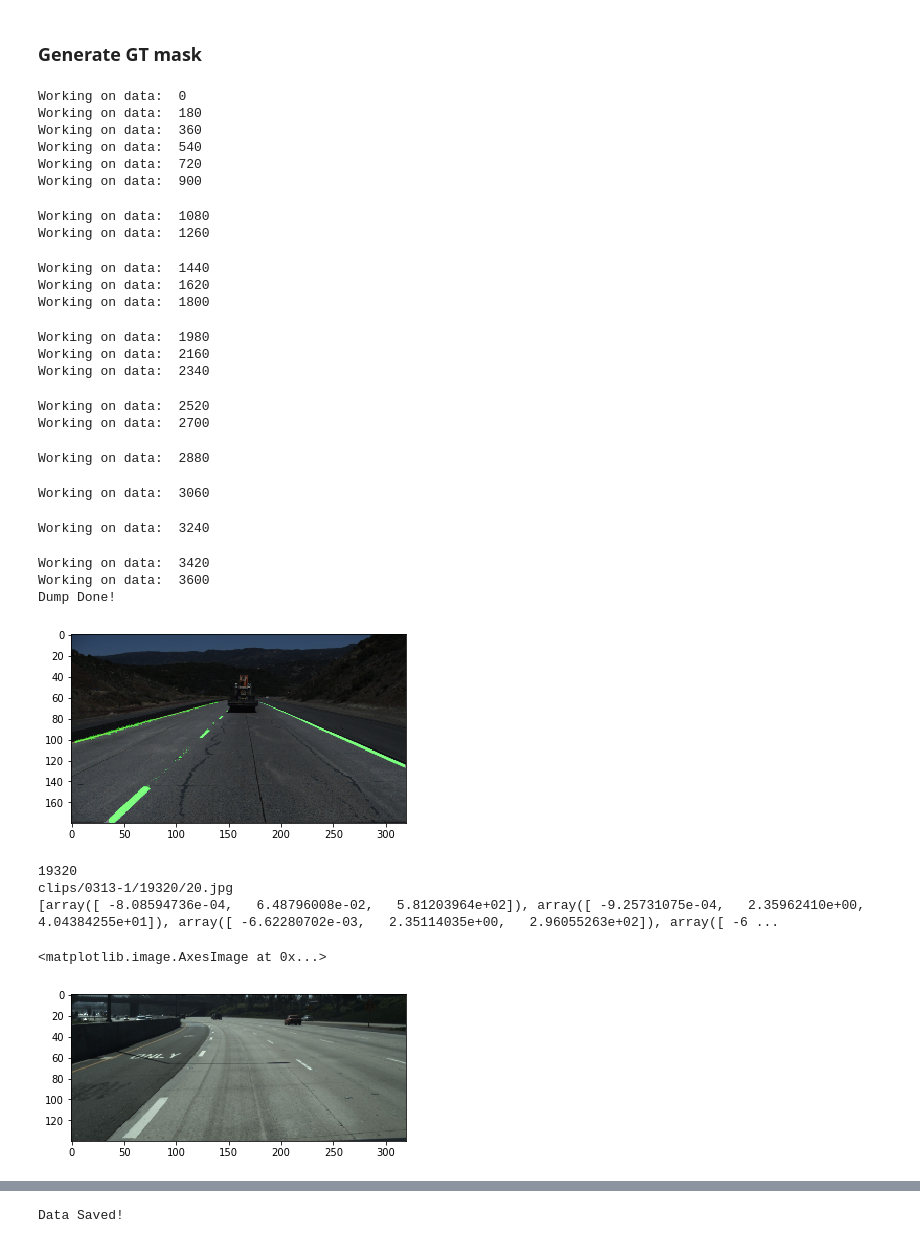
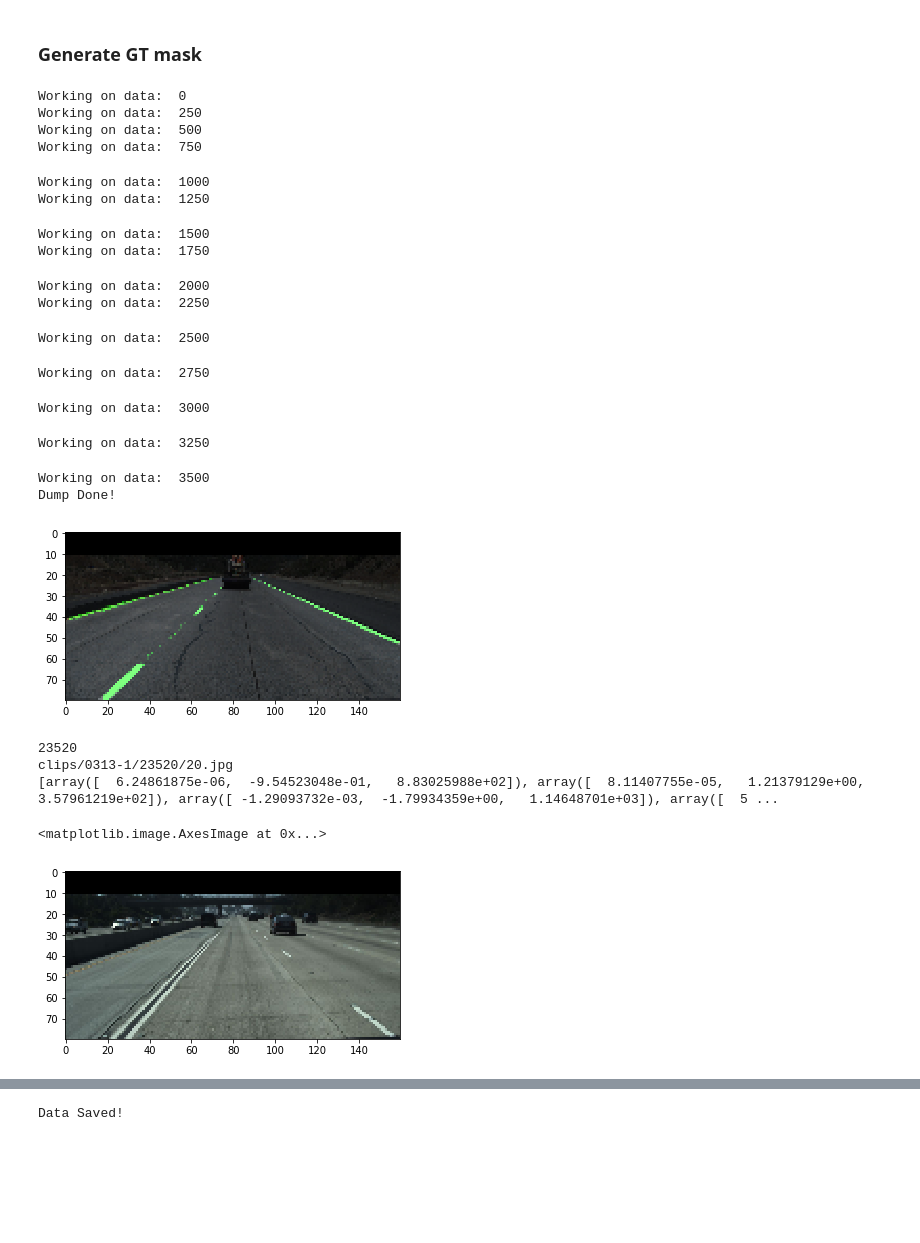
Before and after one commit to KiqueGar/Data_Lane, a Jupyter notebook: Lane Detection.ipynb, the cells around one changed output, grey strips where cells are left out. Drawn from its saved outputs; the diff is of its cells as text; code cells hidden in the pictures; blank space fills up the shorter version.

```diff
--- a/Lane Detection.ipynb
+++ b/Lane Detection.ipynb
@@ -198,70 +198,74 @@ def generate_GT(data, input_path="train_set/", debbug=False, output_dir="out_img
         mpimg.imsave(output_dir+name+"Overlay.jpg",overlay)
         result = cv2.addWeighted(overlay,.4,img,.6,0)
         mpimg.imsave(output_dir+name+"Result.jpg",result)
-
-    img = cv2.resize(img, None,fx=0.25, fy=0.25)
-    overlay = cv2.resize(overlay, None,fx=0.25, fy=0.25)
-
+    #Transofrmation Matrix
+    #M = np.float32([[1,0,0],[0,1,10]])
+    img = cv2.resize(img, None,fx=0.125, fy=0.125)
+    overlay = cv2.resize(overlay, None,fx=0.125, fy=0.125)
+    #img=cv2.warpAffine(img,M,(160,80))
+    #overlay=cv2.warpAffine(overlay,M,(160,80))
     return name, poly_lanes, overlay, img
 # %% [markdown]
 ### Generate GT mask
 # %%
 x=[]
 y=[]
 names=[]
 polys=[]
 rute=[]
 for i in range(len(json_gt)):
+#for i in range(8):
     test_data = _get_gt(json_gt,i)
     name, poly, mask, img = generate_GT(test_data)
     names.append(name)
     rute.append(test_data[0])
     polys.append(poly)
-    x.append(img[40:,:,:])
-    y.append(mask[40:,:,:])
-    if (i%180 == 0):
+    img=img[10:,:,:]
+    mask=mask[10:,:]
+    img[:11,:,:]=0
+    mask[:11,:,:]=0
+    #x.append(img[10:,:,:])
+    #y.append(mask[10:,:,:])
+    x.append(img)
+    y.append(mask)
+
+    if (i%250 == 0):
         print("Working on data: ", i)
 
     #mpimg.imsave("out_img/" + name + "_mask.jpg",mask)
     #mpimg.imsave("out_img/" + name + "_img.jpg",img)
 
 plt.imshow(cv2.addWeighted(mask, 0.5, img, 0.5, 0))
 print("Dump Done!")
 # %% [output]
 Working on data:  0
-Working on data:  180
-Working on data:  360
-Working on data:  540
-Working on data:  720
-Working on data:  900
+Working on data:  250
+Working on data:  500
+Working on data:  750
-Working on data:  1080
-Working on data:  1260
+Working on data:  1000
+Working on data:  1250
-Working on data:  1440
-Working on data:  1620
-Working on data:  1800
+Working on data:  1500
+Working on data:  1750
-Working on data:  1980
-Working on data:  2160
-Working on data:  2340
+Working on data:  2000
+Working on data:  2250
-Working on data:  2520
-Working on data:  2700
+Working on data:  2500
-Working on data:  2880
+Working on data:  2750
-Working on data:  3060
+Working on data:  3000
-Working on data:  3240
+Working on data:  3250
-Working on data:  3420
-Working on data:  3600
+Working on data:  3500
 Dump Done!
-[figure, old version]
+[figure, new version]
 # %%
-print(names[17])
-print(rute[17])
-print(polys[17])
-#img = x[17][40:,:,:]
+print(names[70])
+print(rute[70])
+print(polys[70])
+#img = x[77][40:,:,:]
 #plt.imshow(img)
-plt.imshow(x[17])
+plt.imshow(x[70])
 # %% [output]
-19320
-clips/0313-1/19320/20.jpg
-[array([ -8.08594736e-04,   6.48796008e-02,   5.81203964e+02]), array([ -9.25731075e-04,   2.35962410e+00,   4.04384255e+01]), array([ -6.62280702e-03,   2.35114035e+00,   2.96055263e+02]), array([ -6 ...
+23520
+clips/0313-1/23520/20.jpg
+[array([  6.24861875e-06,  -9.54523048e-01,   8.83025988e+02]), array([  8.11407755e-05,   1.21379129e+00,   3.57961219e+02]), array([ -1.29093732e-03,  -1.79934359e+00,   1.14648701e+03]), array([  5 ...
 <matplotlib.image.AxesImage at 0x...>
-[figure, old version]
+[figure, new version]
 # %%
```
Also changed, not shown: parts of 1 cell of this notebook, 3 other files.
